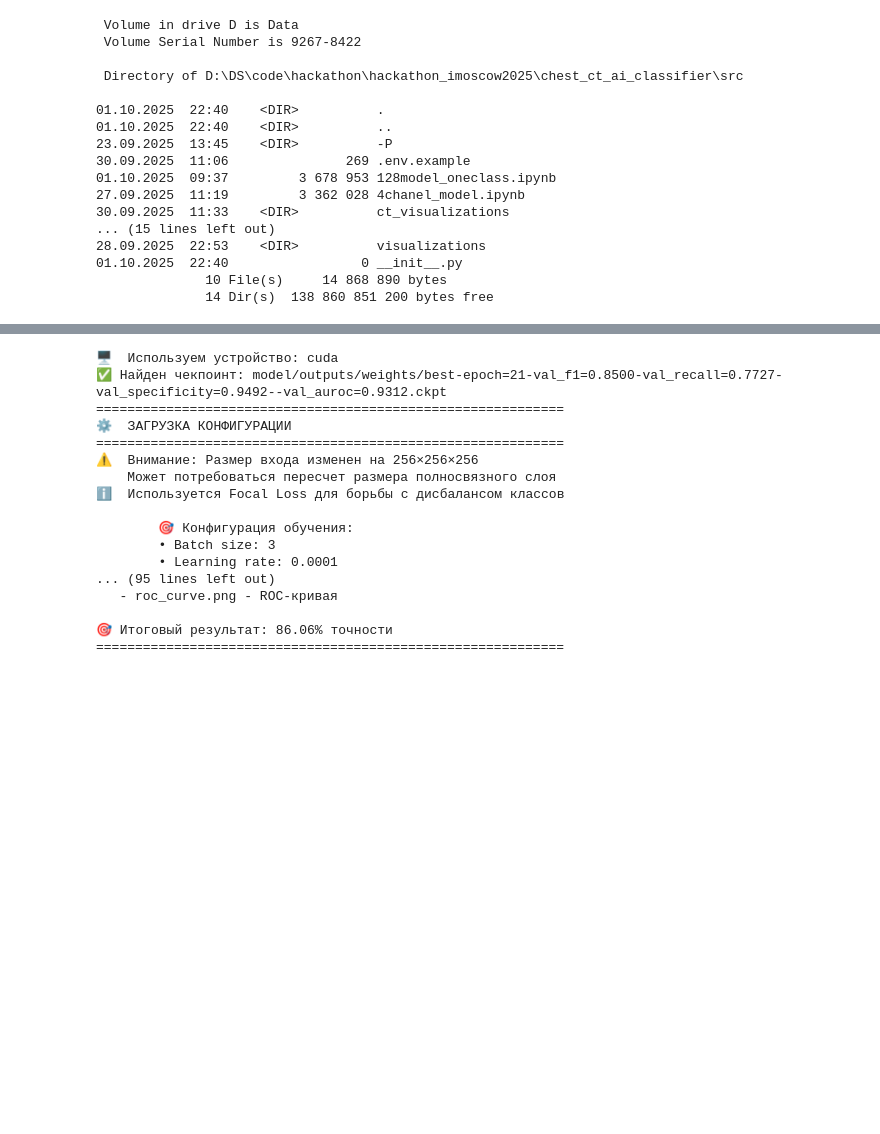
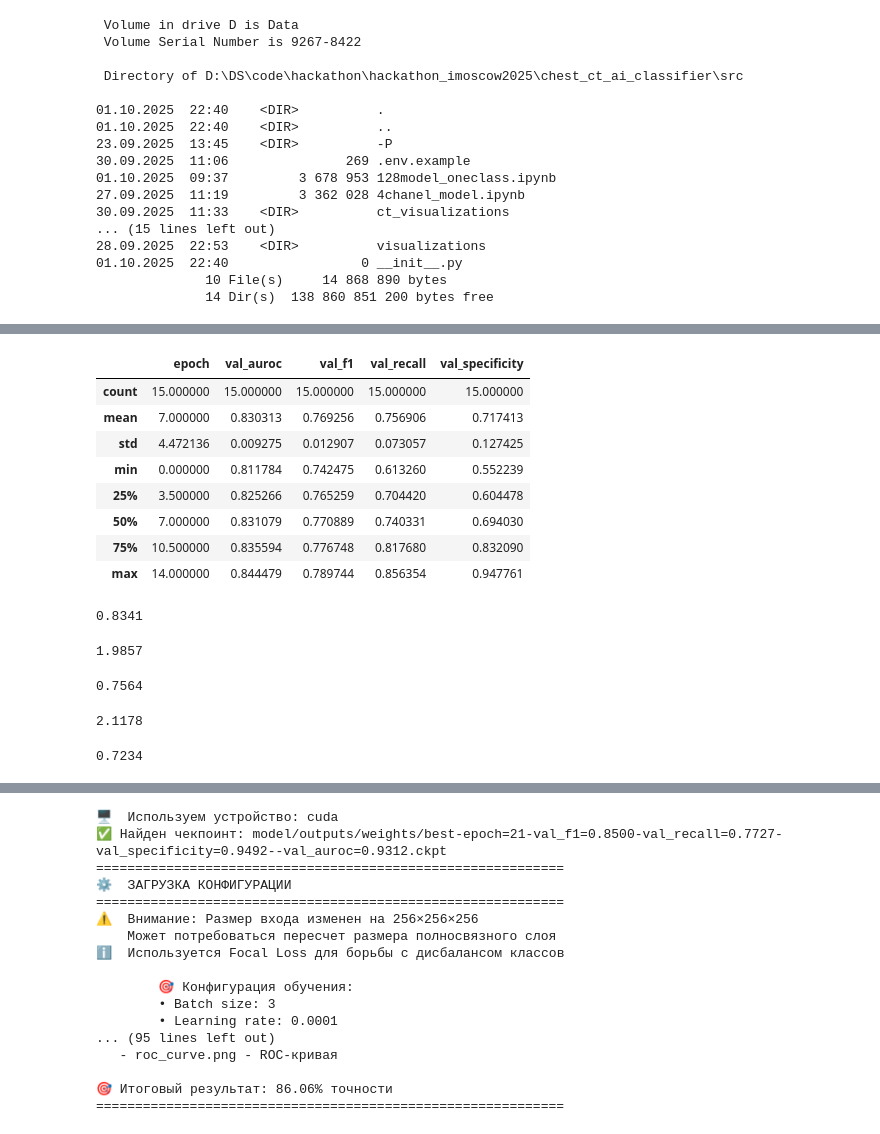
Before and after one commit to Izymka/hackathon_imoscow2025, a Jupyter notebook: chest_ct_ai_classifier/src/pipeline.ipynb, the cells around one changed output, grey strips where cells are left out. Drawn from its saved outputs; the diff is of its cells as text; code cells hidden in the pictures; blank space fills up the shorter version.

```diff
--- a/chest_ct_ai_classifier/src/pipeline.ipynb
+++ b/chest_ct_ai_classifier/src/pipeline.ipynb
@@ -296,0 +350,38 @@ for i, res in enumerate(batch_results):
+# %%
+m2.describe()
+# %% [output]
+|  | epoch | val_auroc | val_f1 | val_recall | val_specificity |
+| count | 15.000000 | 15.000000 | 15.000000 | 15.000000 | 15.000000 |
+| mean | 7.000000 | 0.830313 | 0.769256 | 0.756906 | 0.717413 |
+| std | 4.472136 | 0.009275 | 0.012907 | 0.073057 | 0.127425 |
+| min | 0.000000 | 0.811784 | 0.742475 | 0.613260 | 0.552239 |
+| 25% | 3.500000 | 0.825266 | 0.765259 | 0.704420 | 0.604478 |
+| 50% | 7.000000 | 0.831079 | 0.770889 | 0.740331 | 0.694030 |
+| 75% | 10.500000 | 0.835594 | 0.776748 | 0.817680 | 0.832090 |
+| max | 14.000000 | 0.844479 | 0.789744 | 0.856354 | 0.947761 |
+# %%
+aur = (m1['val_auroc'].mean()+m2['val_auroc'].mean())/2
+aur.round(4)
+# %% [output]
+0.8341
+# %%
+# 95% - 1.96
+aur_std = 1.96 + m1.describe().loc['std', 'val_auroc']+m2.describe().loc['std', 'val_auroc']
+aur_std.round(4)
+# %% [output]
+1.9857
+# %%
+recall = (m1['val_recall'].mean()+m2['val_recall'].mean())/2
+recall.round(4)
+# %% [output]
+0.7564
+# %%
+recall_std = 1.96 + m1.describe().loc['std', 'val_recall']+m2.describe().loc['std', 'val_recall']
+recall_std.round(4)
+# %% [output]
+2.1178
+# %%
+specificity = (m1['val_specificity'].mean()+m2['val_specificity'].mean())/2
+specificity.round(4)
+# %% [output]
+0.7234
```
Also changed, not shown: parts of 8 cells of this notebook.
